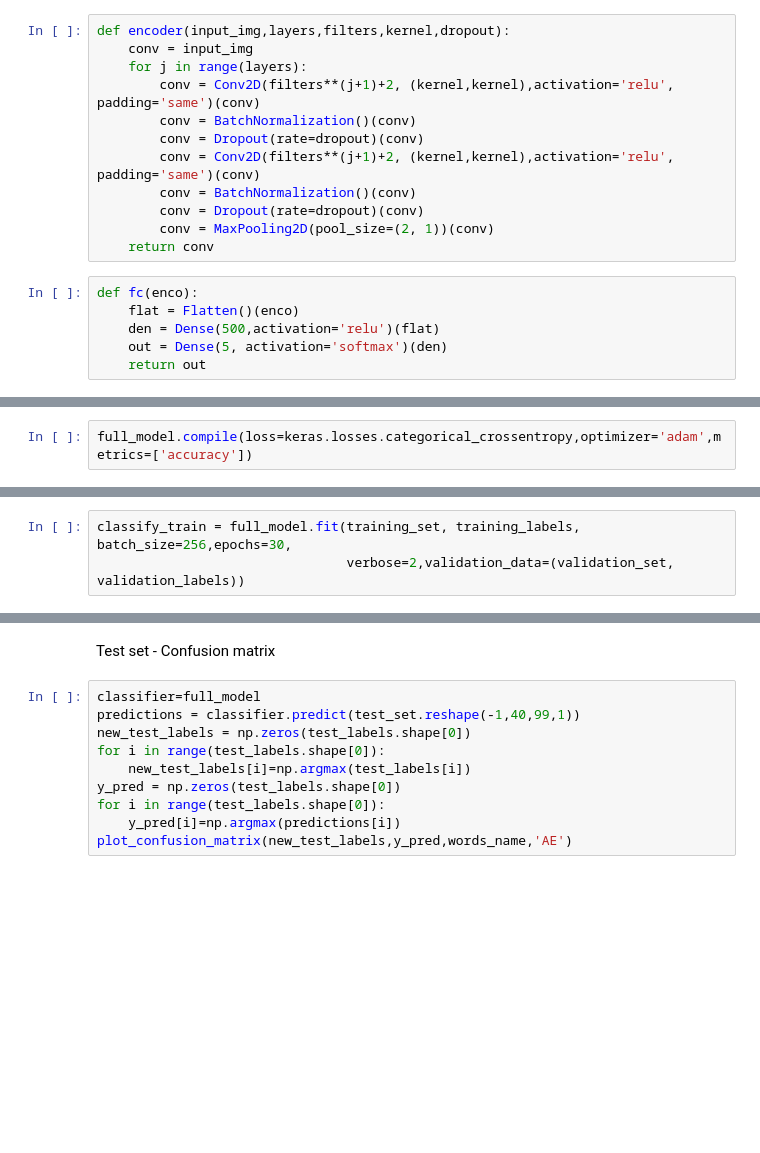
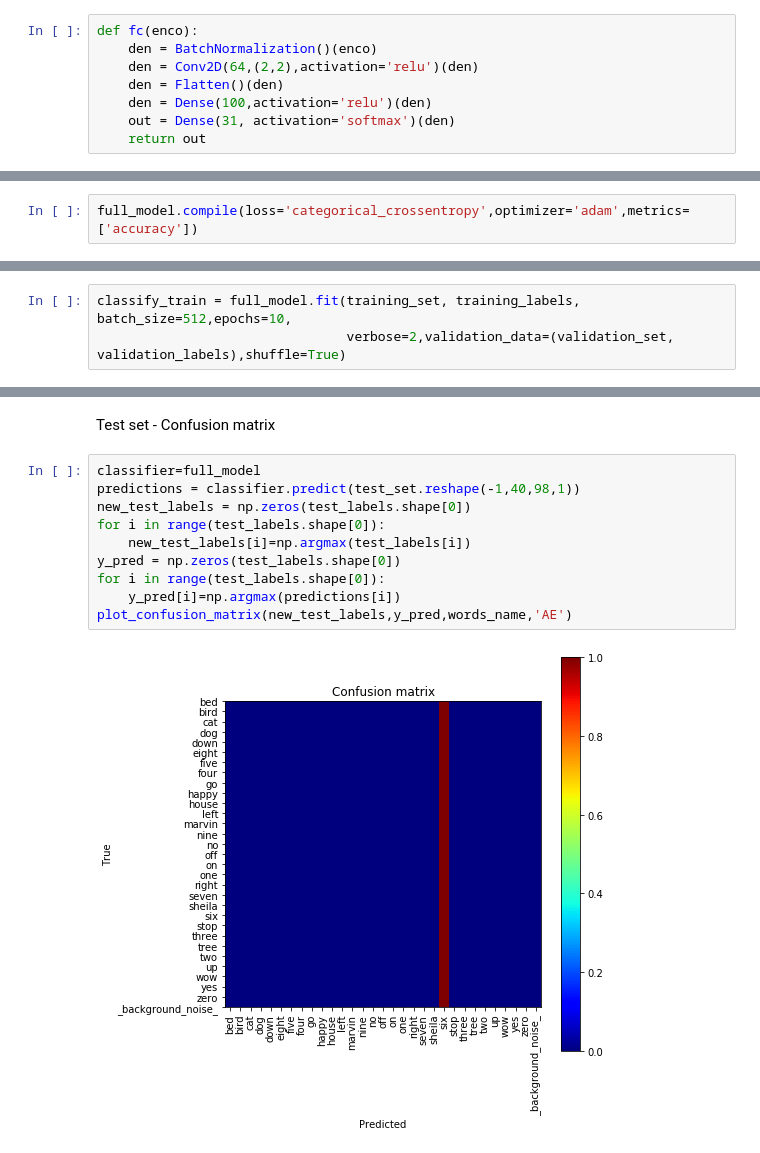
Before and after one commit to Fede5991/HumanDataAnalytics, a Jupyter notebook: Speech - Autoencoder.ipynb, the cells around one changed output, grey strips where cells are left out. Cells and saved outputs as stored; diff of their text form; blank space fills up the shorter version.

```diff
--- a/Speech - Autoencoder.ipynb
+++ b/Speech - Autoencoder.ipynb
@@ -179,20 +153,10 @@ None
-# %%
-def encoder(input_img,layers,filters,kernel,dropout):
-    conv = input_img
-    for j in range(layers):
-        conv = Conv2D(filters**(j+1)+2, (kernel,kernel),activation='relu', padding='same')(conv)
-        conv = BatchNormalization()(conv)
-        conv = Dropout(rate=dropout)(conv)
-        conv = Conv2D(filters**(j+1)+2, (kernel,kernel),activation='relu', padding='same')(conv)
-        conv = BatchNormalization()(conv)
-        conv = Dropout(rate=dropout)(conv)
-        conv = MaxPooling2D(pool_size=(2, 1))(conv)
-    return conv
 # %%
 def fc(enco):
-    flat = Flatten()(enco)
-    den = Dense(500,activation='relu')(flat)
-    out = Dense(5, activation='softmax')(den)
+    den = BatchNormalization()(enco)
+    den = Conv2D(64,(2,2),activation='relu')(den)
+    den = Flatten()(den)
+    den = Dense(100,activation='relu')(den)
+    out = Dense(31, activation='softmax')(den)
     return out
 # %%
 layer=2
@@ -229,6 +209,6 @@ for layer in full_model.layers[:15]:
     layer.trainable = False
 # %%
-full_model.compile(loss=keras.losses.categorical_crossentropy,optimizer='adam',metrics=['accuracy'])
+full_model.compile(loss='categorical_crossentropy',optimizer='adam',metrics=['accuracy'])
 # %%
 full_model.summary()
 # %% [output]
@@ -251,5 +231,5 @@ Non-trainable params: 2,136
 _________________________________________________________________
 # %%
-classify_train = full_model.fit(training_set, training_labels, batch_size=256,epochs=30,
-                                verbose=2,validation_data=(validation_set, validation_labels))
+classify_train = full_model.fit(training_set, training_labels, batch_size=512,epochs=10,
+                                verbose=2,validation_data=(validation_set, validation_labels),shuffle=True)
 # %% [output]
@@ -268,11 +264,13 @@ plt.show()
 Test set - Confusion matrix
 # %%
 classifier=full_model
-predictions = classifier.predict(test_set.reshape(-1,40,99,1))
+predictions = classifier.predict(test_set.reshape(-1,40,98,1))
 new_test_labels = np.zeros(test_labels.shape[0])
 for i in range(test_labels.shape[0]):
     new_test_labels[i]=np.argmax(test_labels[i])
 y_pred = np.zeros(test_labels.shape[0])
 for i in range(test_labels.shape[0]):
     y_pred[i]=np.argmax(predictions[i])
 plot_confusion_matrix(new_test_labels,y_pred,words_name,'AE')
+# %% [output]
+[figure, added]
```
Also changed, not shown: parts of 16 cells of this notebook.
